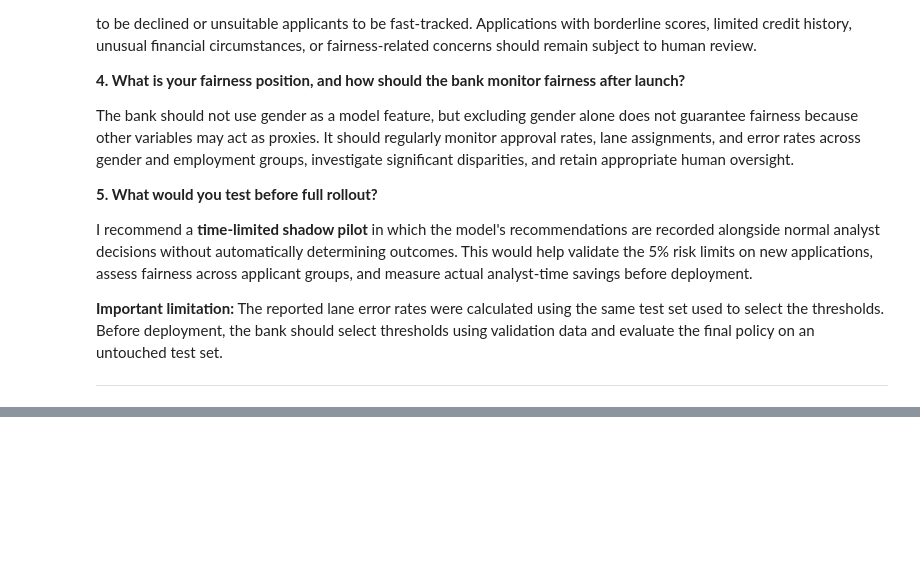
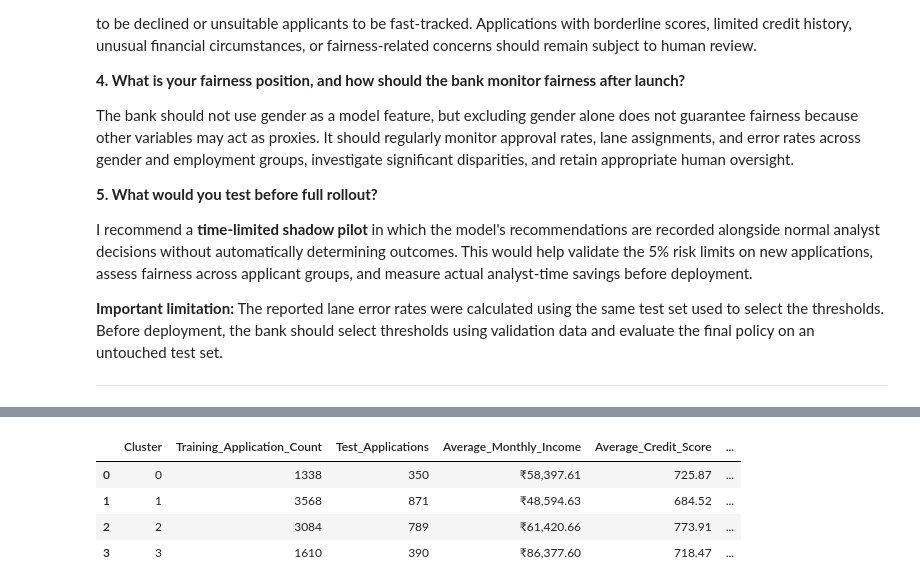
Before and after one commit to rameshworkmail111-stack/Mini_UseCase_02_Credit_Pre-Screening_Engine, a Jupyter notebook: VALLE_RAMESH_MUC02_Path3_Notebook.ipynb, the cells around one changed output, grey strips where cells are left out. Cells and saved outputs as stored; diff of their text form; code cells hidden in the pictures; blank space fills up the shorter version.

```diff
--- a/VALLE_RAMESH_MUC02_Path3_Notebook.ipynb
+++ b/VALLE_RAMESH_MUC02_Path3_Notebook.ipynb
@@ -4465,0 +4609,84 @@ Overall, the Credit Pre-Screening Engine demonstrates how **data analysis, featu
+# %%
+
+# Step 5.12.7 — Final Cluster Summary and Human Review Priorities
+
+# Rename the training application count to distinguish it from test counts
+training_profile = cluster_profile.rename(
+    columns={"Application_Count": "Training_Application_Count"}
+)
+
+# Combine training-set cluster characteristics with test-set error metrics
+cluster_risk_summary = training_profile.merge(
+    error_type_profile,
+    on="Cluster",
+    how="inner"
+)
+
+# Display the final summary
+display(
+    cluster_risk_summary[
+        [
+            "Cluster",
+            "Training_Application_Count",
+            "Test_Applications",
+            "Average_Monthly_Income",
+            "Average_Credit_Score",
+            "Average_FOIR",
+            "Average_Job_Tenure",
+            "Average_Age",
+            "Approval_Rate",
+            "False_Declines",
+            "False_Approvals",
+            "False_Decline_Rate",
+            "False_Approval_Rate",
+            "Model_Errors",
+            "Model_Error_Rate"
+        ]
+    ].style.format({
+        "Average_Monthly_Income": "₹{:,.2f}",
+        "Average_Credit_Score": "{:.2f}",
+        "Average_FOIR": "{:.2%}",
+        "Average_Job_Tenure": "{:.2f}",
+        "Average_Age": "{:.2f}",
+        "Approval_Rate": "{:.2%}",
+        "False_Decline_Rate": "{:.2%}",
+        "False_Approval_Rate": "{:.2%}",
+        "Model_Error_Rate": "{:.2%}"
+    })
+)
+
+# Validate training and test application counts
+assert cluster_risk_summary["Training_Application_Count"].sum() == len(raw_train)
+assert cluster_risk_summary["Test_Applications"].sum() == len(raw_test)
+
+# Validate total classification errors
+assert cluster_risk_summary["Model_Errors"].sum() == cluster_error_data["Model_Error"].sum()
+
+# Identify clusters requiring further investigation
+highest_false_decline_cluster = cluster_risk_summary.loc[
+    cluster_risk_summary["False_Decline_Rate"].idxmax(),
+    "Cluster"
+]
+
+highest_false_approval_cluster = cluster_risk_summary.loc[
+    cluster_risk_summary["False_Approval_Rate"].idxmax(),
+    "Cluster"
+]
+
+highest_model_error_cluster = cluster_risk_summary.loc[
+    cluster_risk_summary["Model_Error_Rate"].idxmax(),
+    "Cluster"
+]
+
+print("Training applications:", cluster_risk_summary["Training_Application_Count"].sum())
+print("Test applications:", cluster_risk_summary["Test_Applications"].sum())
+print("Total classification errors:", cluster_risk_summary["Model_Errors"].sum())
+print("Cluster with highest false-decline rate:", highest_false_decline_cluster)
+print("Cluster with highest false-approval rate:", highest_false_approval_cluster)
+print("Cluster with highest overall error rate:", highest_model_error_cluster)
+# %% [output]
+|  | Cluster | Training_Application_Count | Test_Applications | Average_Monthly_Income | Average_Credit_Score | ... |
+| 0 | 0 | 1338 | 350 | ₹58,397.61 | 725.87 | ... |
+| 1 | 1 | 3568 | 871 | ₹48,594.63 | 684.52 | ... |
+| 2 | 2 | 3084 | 789 | ₹61,420.66 | 773.91 | ... |
+| 3 | 3 | 1610 | 390 | ₹86,377.60 | 718.47 | ... |
```
Also changed, not shown: parts of 29 cells of this notebook.
